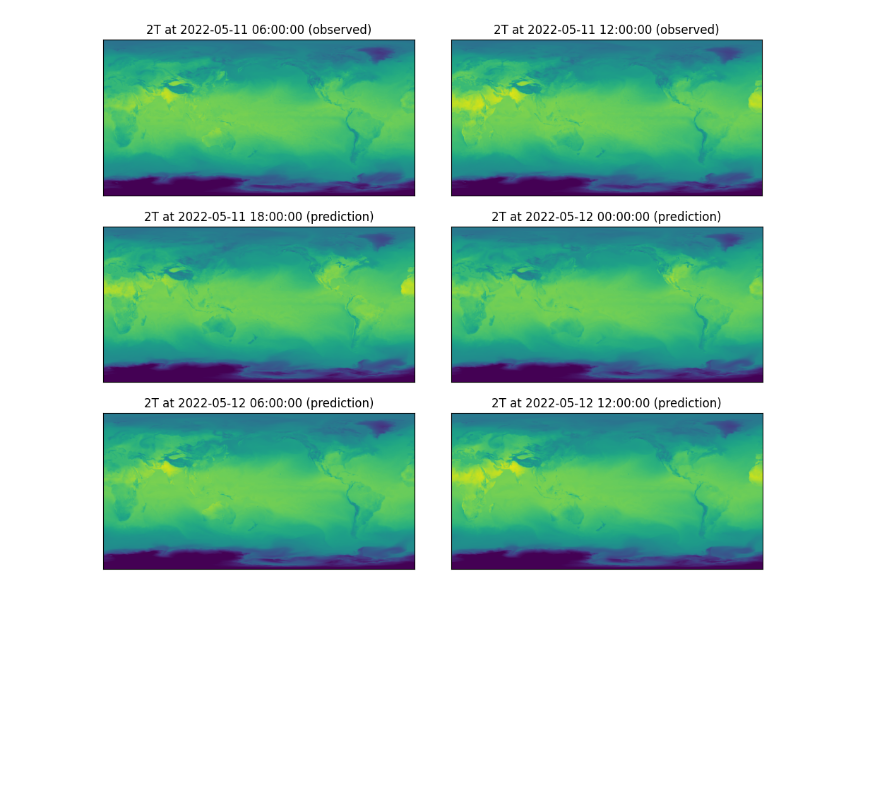
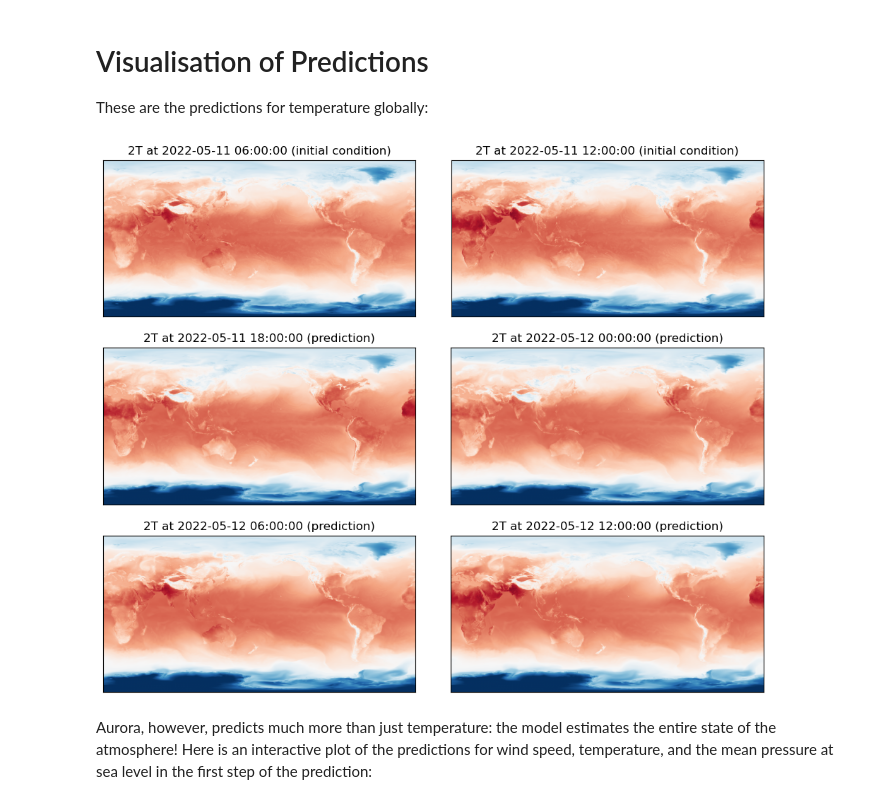
Before and after one commit to microsoft/aurora, a Jupyter notebook: docs/foundry/demo_hres_t0.ipynb, the cells around one changed output. Drawn from its saved outputs; the diff is of its cells as text; code cells hidden in the pictures; blank space fills up the shorter version.

Commit message:
Produce fancy visualisation for the notebook

```diff
--- a/docs/foundry/demo_hres_t0.ipynb
+++ b/docs/foundry/demo_hres_t0.ipynb
@@ -55,32 +88,42 @@ predictions = list(
+# %% [markdown]
+# Visualisation of Predictions
+
+These are the predictions for temperature globally:
 # %%
 from datetime import timedelta
 
 import matplotlib.pyplot as plt
 
 fig, axs = plt.subplots(3, 2, figsize=(10, 8))
 
 ax = axs[0, 0]
-ax.imshow(initial_condition.surf_vars["2t"][0, 0].numpy() - 273.15, vmin=-50, vmax=50)
-ax.set_title(f"2T at {initial_condition.metadata.time[0] - timedelta(hours=6)} (observed)")
+ax.imshow(
+    initial_condition.surf_vars["2t"][0, 0].numpy() - 273.15, vmin=-50, vmax=50, cmap="RdBu_r"
+)
+ax.set_title(f"2T at {initial_condition.metadata.time[0] - timedelta(hours=6)} (initial condition)")
 ax.set_xticks([])
 ax.set_yticks([])
 
 ax = axs[0, 1]
-ax.imshow(initial_condition.surf_vars["2t"][0, 1].numpy() - 273.15, vmin=-50, vmax=50)
-ax.set_title(f"2T at {initial_condition.metadata.time[0]} (observed)")
+ax.imshow(
+    initial_condition.surf_vars["2t"][0, 1].numpy() - 273.15, vmin=-50, vmax=50, cmap="RdBu_r"
+)
+ax.set_title(f"2T at {initial_condition.metadata.time[0]} (initial condition)")
 ax.set_xticks([])
 ax.set_yticks([])
 
 for i in range(2, 6):
     pred = predictions[i - 2]
 
     ax = axs[i // 2, i % 2]
-    ax.imshow(pred.surf_vars["2t"][0, 0].numpy() - 273.15, vmin=-50, vmax=50)
+    ax.imshow(pred.surf_vars["2t"][0, 0].numpy() - 273.15, vmin=-50, vmax=50, cmap="RdBu_r")
     ax.set_title(f"2T at {pred.metadata.time[0]} (prediction)")
     ax.set_xticks([])
     ax.set_yticks([])
 
 plt.tight_layout()
 plt.subplots_adjust(hspace=0.2)
 # %% [output]
-[figure, old version]
+[figure, new version]
+# %% [markdown]
+Aurora, however, predicts much more than just temperature: the model estimates the entire state of the atmosphere! Here is an interactive plot of the predictions for wind speed, temperature, and the mean pressure at sea level in the first step of the prediction:
```
Also changed, not shown: parts of 7 cells of this notebook, 1 other file.
